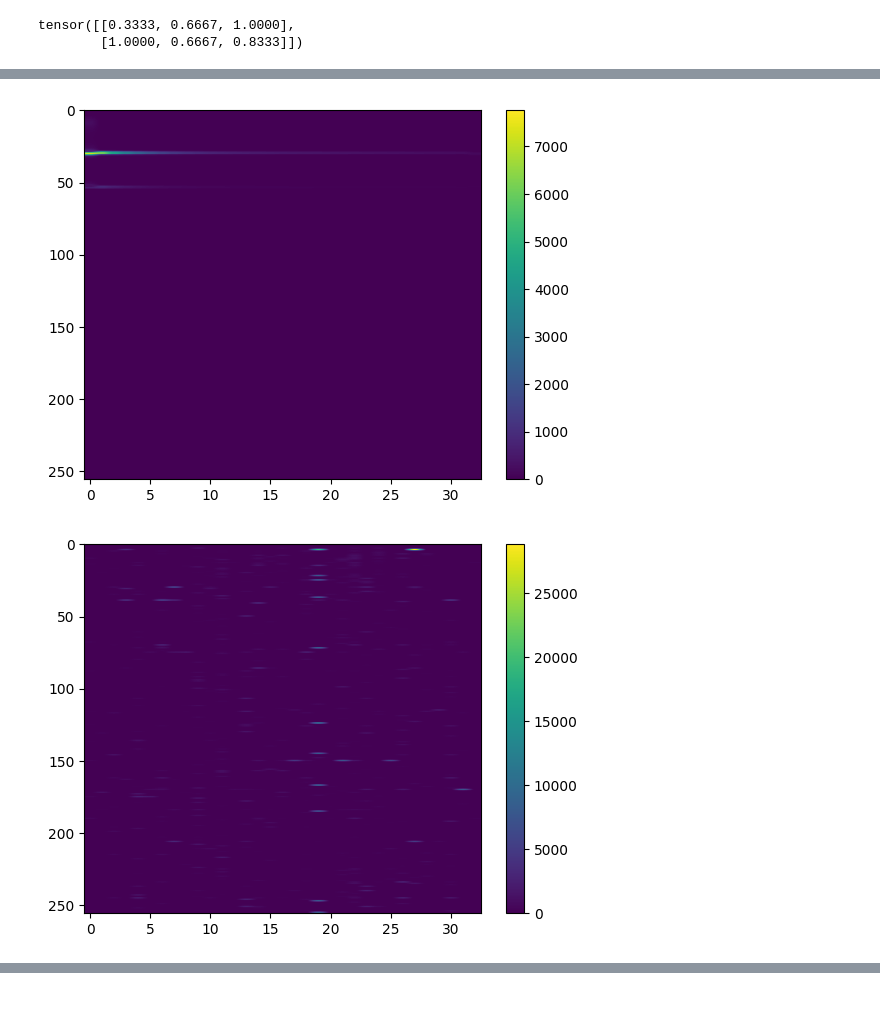
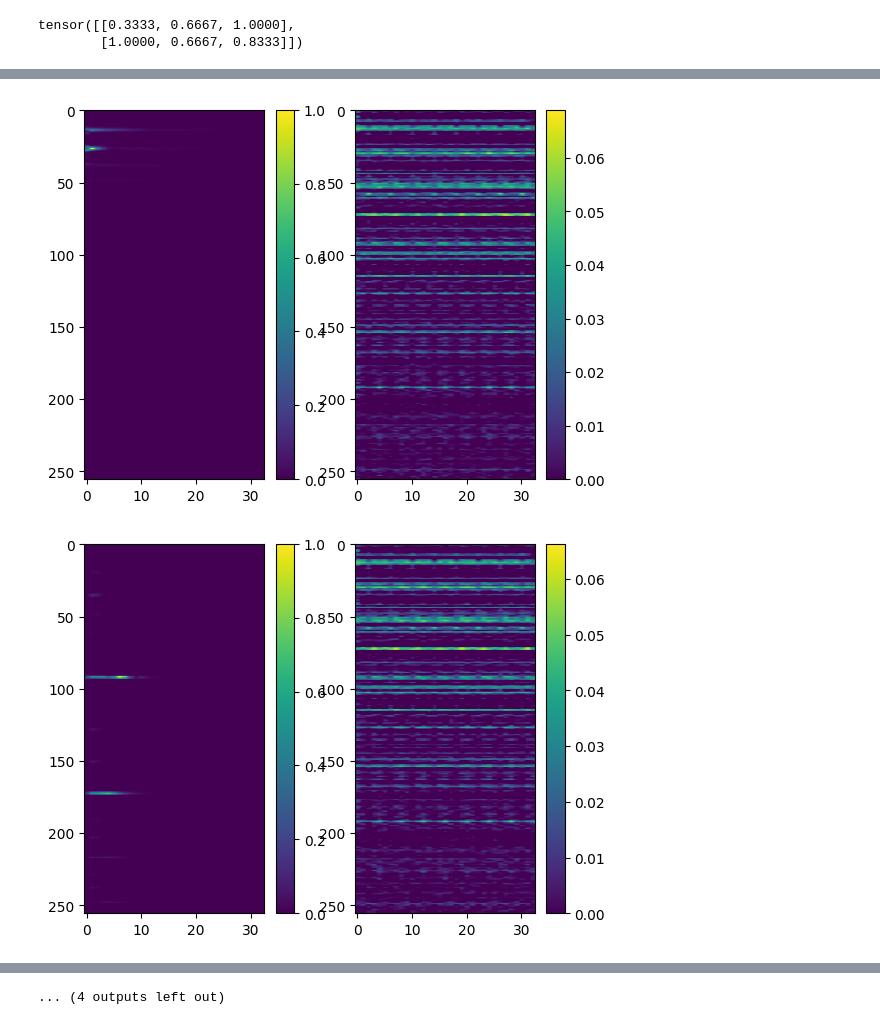
Before and after one commit to ATotor/MultiEntVAE, a Jupyter notebook: notebook helper.ipynb, the cells around one changed output, grey strips where cells are left out. Cells and saved outputs as stored; diff of their text form; code cells hidden in the pictures.

```diff
--- a/notebook helper.ipynb
+++ b/notebook helper.ipynb
@@ -152,11 +149,14 @@ generated = torch.load('generated_spec_tensor')
 # %%
-plt.imshow(original.cpu()[0],aspect='auto')
-plt.colorbar()
-plt.show()
-
-plt.imshow(generated.cpu()[0],aspect='auto')
-plt.colorbar()
-plt.show()
+original = torch.load('original_spec_tensor')
+generated = torch.load('generated_spec_tensor')
+for i in range(16):
+    plt.subplot(121)
+    plt.imshow(original.cpu()[i],aspect='auto')
+    plt.colorbar()
+    plt.subplot(122)
+    plt.imshow(generated.cpu()[i],aspect='auto',vmin=0)
+    plt.colorbar()
+    plt.show()
 # %% [output]
-[figure, old version]
+[figure, new version]
-[figure, old version]
+[figure, new version]
@@ -163,3 +173,4 @@ plt.show()
+... (4 outputs left out)
 # %%
 model = torch.load('results/'+find_most_recent_VAE())
 with torch.no_grad():
```
Also changed, not shown: parts of 6 cells of this notebook, 3 other files.
